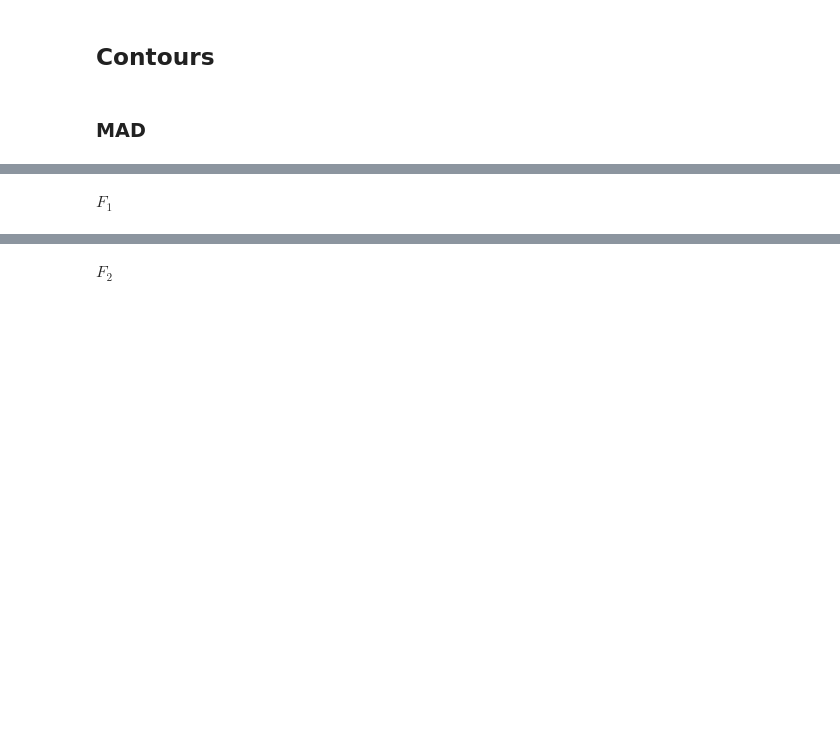
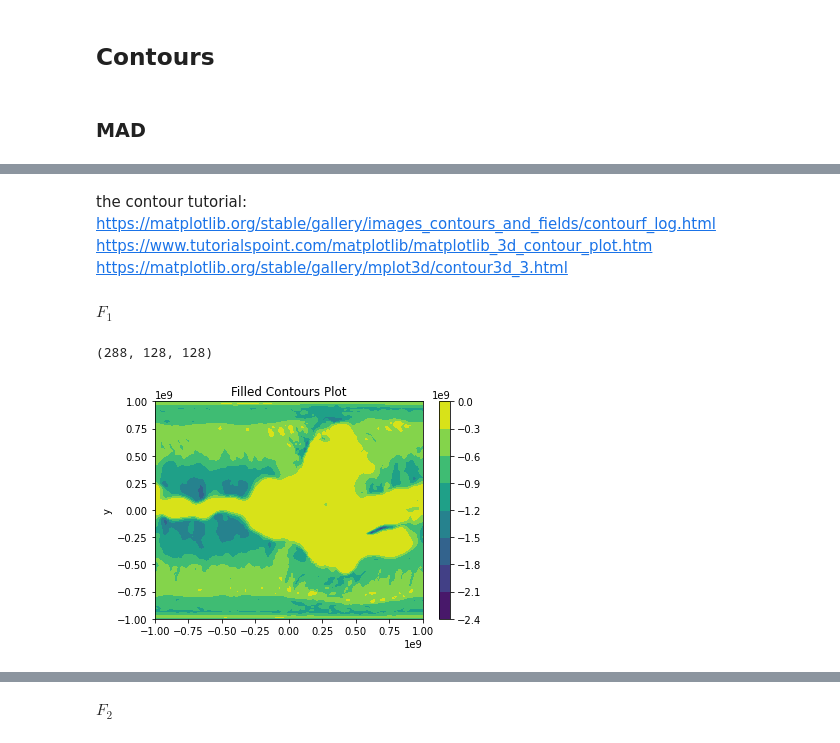
Before and after one commit to jlmaurora233/GRMHD, a Jupyter notebook: corr_func_contour.ipynb, the cells around one changed output, grey strips where cells are left out. Cells and saved outputs as stored; diff of their text form; code cells hidden in the pictures; blank space fills up the shorter version.

Commit message:
Update: contours
get the contours for F1; have no idea what's going on

```diff
--- a/corr_func_contour.ipynb
+++ b/corr_func_contour.ipynb
@@ -21,6 +21,9 @@ cl = 29979245800.0 # speed of light in cgs
 mp = 1.67262171e-24
 kb = 1.3806505e-16
 mu = 1.
+# %%
+def fname(i, src): # closure on `src` and `fmt`
+    return (src+fmt).format(i)
 # %%
 src_ma_10M = '/xdisk/chanc/share/GRMHD_dt10M/Ma+0.94_w5/'
 src_sa_10M = '/xdisk/chanc/share/GRMHD_dt10M/Sa+0.94_w5/'
@@ -149,3 +156,7 @@ for dump in dumps_ma.values():
+# %% [markdown]
+the contour tutorial: https://matplotlib.org/stable/gallery/images_contours_and_fields/contourf_log.html <br>
+https://www.tutorialspoint.com/matplotlib/matplotlib_3d_contour_plot.htm <br>
+https://matplotlib.org/stable/gallery/mplot3d/contour3d_3.html
 # %% [markdown]
 $F_{1}$
 # %%
@@ -153,0 +165,4 @@ for dump in dumps_ma.values():
+# %%
+print(dumps_ma[str(i0)].cache['coeff1'].shape)
+# %% [output]
+(288, 128, 128)
@@ -153,0 +171,17 @@ for dump in dumps_ma.values():
+# %%
+N = 128
+x = np.linspace(-1e9, 1e9, N)
+y = np.linspace(-1e9, 1e9, N)
+
+X, Y = np.meshgrid(x, y)
+z1 = dumps_ma[str(i0)].cache['coeff1'][0]
+
+fig,ax=plt.subplots(1,1)
+cp = ax.contourf(X, Y, z1)
+fig.colorbar(cp) # Add a colorbar to a plot
+ax.set_title('Filled Contours Plot')
+#ax.set_xlabel('x (cm)')
+ax.set_ylabel('y')
+plt.show()
+# %% [output]
+[figure, added]
```
Also changed, not shown: parts of 15 cells of this notebook.
